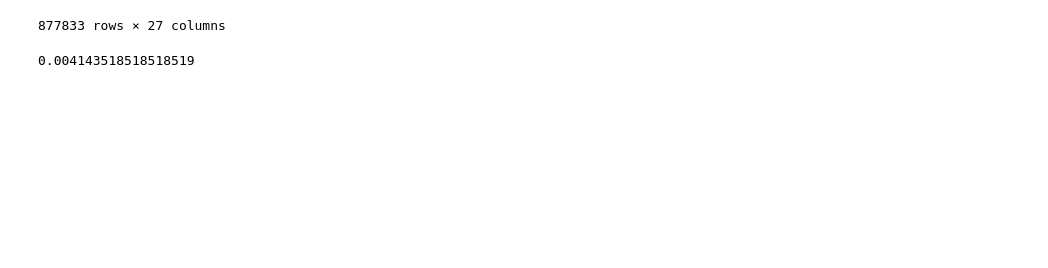
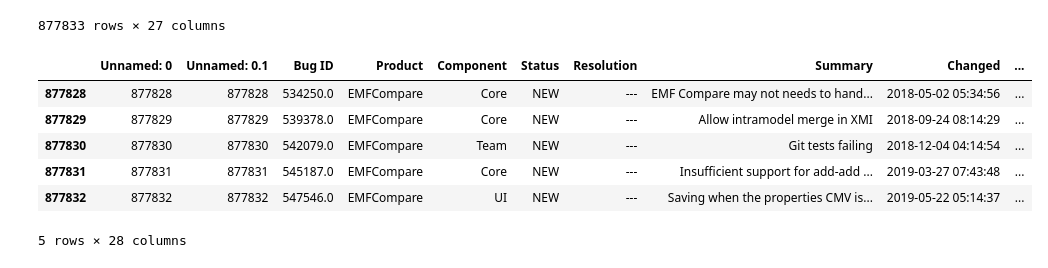
Before and after one commit to ArihantChawla/EclipseBugsDownload, a Jupyter notebook: time_processing.ipynb, the cells around one changed output. Saved outputs shown, nothing was run; the diff lists cells and outputs as text; code cells hidden in the pictures; blank space fills up the shorter version.

Commit message:
Altered time proceswsing script

```diff
--- a/time_processing.ipynb
+++ b/time_processing.ipynb
@@ -28,7 +28,7 @@ df
 # %%
 for i in range(877833):
     if pd.isna(df["Activity"][i]):
-        df.at[i,'Activity'] == "UNCONFIRMED"
+        df.at[i,'Activity'] = "UNCONFIRMED"
 # %%
 for i in range(877833):
     a = df['Changed'][i]
@@ -38,7 +38,13 @@ for i in range(877833):
     c = a - b
     c = c.total_seconds()/86400 # time in days.. I've kept it float continous values are better I guess (dunno?)
     df.at[i,'Total Time Open (in days)'] = c
-# %%
-df['Total Time Open (in days)'][1]
-# %% [output]
-0.004143518518518519
+# %%
+df.tail()
+# %% [output]
+|  | Unnamed: 0 | Unnamed: 0.1 | Bug ID | Product | Component | Status | Resolution | Summary | Changed | ... |
+| 877828 | 877828 | 877828 | 534250.0 | EMFCompare | Core | NEW | --- | EMF Compare may not needs to hand... | 2018-05-02 05:34:56 | ... |
+| 877829 | 877829 | 877829 | 539378.0 | EMFCompare | Core | NEW | --- | Allow intramodel merge in XMI | 2018-09-24 08:14:29 | ... |
+| 877830 | 877830 | 877830 | 542079.0 | EMFCompare | Team | NEW | --- | Git tests failing | 2018-12-04 04:14:54 | ... |
+| 877831 | 877831 | 877831 | 545187.0 | EMFCompare | Core | NEW | --- | Insufficient support for add-add ... | 2019-03-27 07:43:48 | ... |
+| 877832 | 877832 | 877832 | 547546.0 | EMFCompare | UI | NEW | --- | Saving when the properties CMV is... | 2019-05-22 05:14:37 | ... |
+5 rows × 28 columns
```
Also changed, not shown: parts of 1 cell of this notebook, 1 other file.
